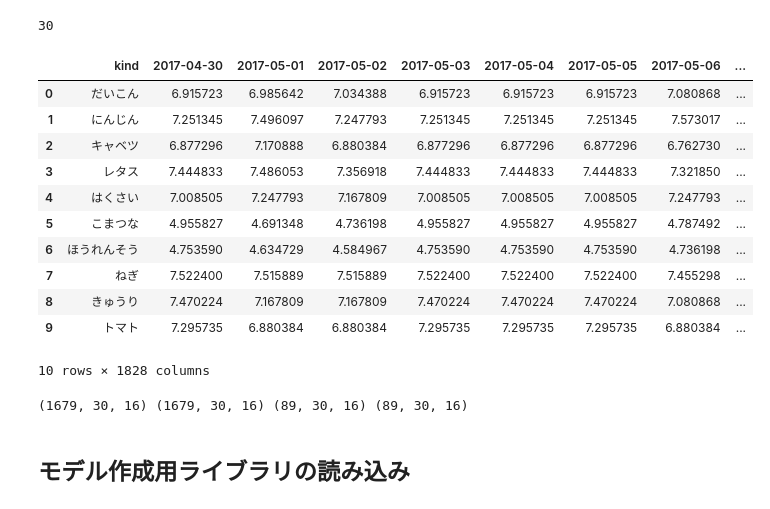
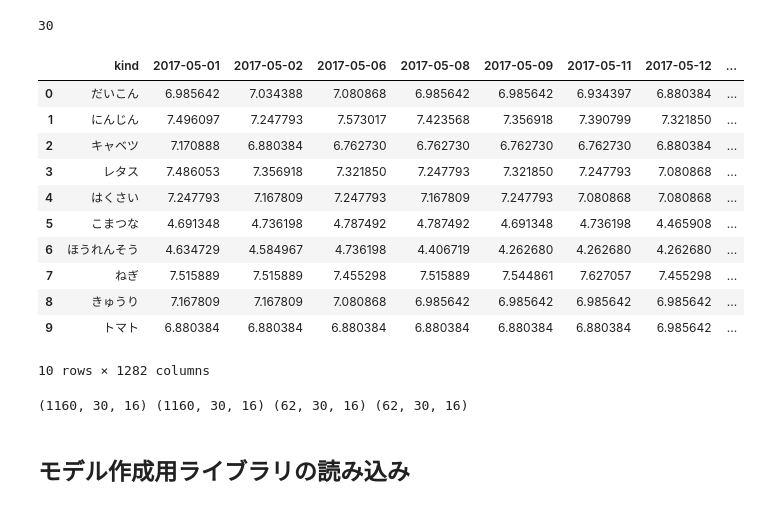
Before and after one commit to 09de156p/fresh-vegetable-price-forecasts-nishika, a Jupyter notebook: LSTM_submission.ipynb, the cells around one changed output. Drawn from its saved outputs; the diff is of its cells as text; code cells hidden in the pictures.

```diff
--- a/LSTM_submission.ipynb
+++ b/LSTM_submission.ipynb
@@ -305,0 +329,4 @@ train_data = train_data_T.T
+# %%
+# だいこんの列のみdropna
+train_data_T = train_data_T.dropna(axis=0, subset=[0])
+train_data_T
@@ -323,24 +382,24 @@ len(pd.date_range("2022-05-02", "2022-05-31"))
 # %%
 def log_transform(data):
     data = data.applymap(lambda x: 0 if x==-1 else x)
-    data.iloc[:, 1:1828] = np.log1p(data.iloc[:, 1:1828])
+    data.iloc[:, 1:1282] = np.log1p(data.iloc[:, 1:1282])
     return data
 
 TRdata = log_transform(train_data)
 TRdata.head(10)
 # %% [output]
-|  | kind | 2017-04-30 | 2017-05-01 | 2017-05-02 | 2017-05-03 | 2017-05-04 | 2017-05-05 | 2017-05-06 | ... |
-| 0 | だいこん | 6.915723 | 6.985642 | 7.034388 | 6.915723 | 6.915723 | 6.915723 | 7.080868 | ... |
-| 1 | にんじん | 7.251345 | 7.496097 | 7.247793 | 7.251345 | 7.251345 | 7.251345 | 7.573017 | ... |
-| 2 | キャベツ | 6.877296 | 7.170888 | 6.880384 | 6.877296 | 6.877296 | 6.877296 | 6.762730 | ... |
-| 3 | レタス | 7.444833 | 7.486053 | 7.356918 | 7.444833 | 7.444833 | 7.444833 | 7.321850 | ... |
-| 4 | はくさい | 7.008505 | 7.247793 | 7.167809 | 7.008505 | 7.008505 | 7.008505 | 7.247793 | ... |
-| 5 | こまつな | 4.955827 | 4.691348 | 4.736198 | 4.955827 | 4.955827 | 4.955827 | 4.787492 | ... |
-| 6 | ほうれんそう | 4.753590 | 4.634729 | 4.584967 | 4.753590 | 4.753590 | 4.753590 | 4.736198 | ... |
-| 7 | ねぎ | 7.522400 | 7.515889 | 7.515889 | 7.522400 | 7.522400 | 7.522400 | 7.455298 | ... |
-| 8 | きゅうり | 7.470224 | 7.167809 | 7.167809 | 7.470224 | 7.470224 | 7.470224 | 7.080868 | ... |
-| 9 | トマト | 7.295735 | 6.880384 | 6.880384 | 7.295735 | 7.295735 | 7.295735 | 6.880384 | ... |
+|  | kind | 2017-05-01 | 2017-05-02 | 2017-05-06 | 2017-05-08 | 2017-05-09 | 2017-05-11 | 2017-05-12 | ... |
+| 0 | だいこん | 6.985642 | 7.034388 | 7.080868 | 6.985642 | 6.985642 | 6.934397 | 6.880384 | ... |
+| 1 | にんじん | 7.496097 | 7.247793 | 7.573017 | 7.423568 | 7.356918 | 7.390799 | 7.321850 | ... |
+| 2 | キャベツ | 7.170888 | 6.880384 | 6.762730 | 6.762730 | 6.762730 | 6.762730 | 6.880384 | ... |
+| 3 | レタス | 7.486053 | 7.356918 | 7.321850 | 7.247793 | 7.321850 | 7.247793 | 7.080868 | ... |
+| 4 | はくさい | 7.247793 | 7.167809 | 7.247793 | 7.167809 | 7.247793 | 7.080868 | 7.080868 | ... |
+| 5 | こまつな | 4.691348 | 4.736198 | 4.787492 | 4.787492 | 4.691348 | 4.736198 | 4.465908 | ... |
+| 6 | ほうれんそう | 4.634729 | 4.584967 | 4.736198 | 4.406719 | 4.262680 | 4.262680 | 4.262680 | ... |
+| 7 | ねぎ | 7.515889 | 7.515889 | 7.455298 | 7.515889 | 7.544861 | 7.627057 | 7.455298 | ... |
+| 8 | きゅうり | 7.167809 | 7.167809 | 7.080868 | 6.985642 | 6.985642 | 6.985642 | 6.985642 | ... |
+| 9 | トマト | 6.880384 | 6.880384 | 6.880384 | 6.880384 | 6.880384 | 6.880384 | 6.985642 | ... |
-10 rows × 1828 columns
+10 rows × 1282 columns
 # %%
 from sklearn.model_selection import train_test_split
 
@@ -365,10 +424,10 @@ def generate_walkforward_data(data, input_seq_len, output_seq_len, date_start_co
 # %%
 input_seq_len = 30
 output_seq_len = 30
-train_x, val_x, train_y, val_y = generate_walkforward_data(TRdata, input_seq_len, output_seq_len, 1, 1828)
+train_x, val_x, train_y, val_y = generate_walkforward_data(TRdata, input_seq_len, output_seq_len, 1, 1282)
 print(train_x.shape, train_y.shape, val_x.shape, val_y.shape)
 # %% [output]
-(1679, 30, 16) (1679, 30, 16) (89, 30, 16) (89, 30, 16)
+(1160, 30, 16) (1160, 30, 16) (62, 30, 16) (62, 30, 16)
 # %% [markdown]
 ##  モデル作成用ライブラリの読み込み
 # %%
```
Also changed, not shown: parts of 20 cells of this notebook, 1 other file.
